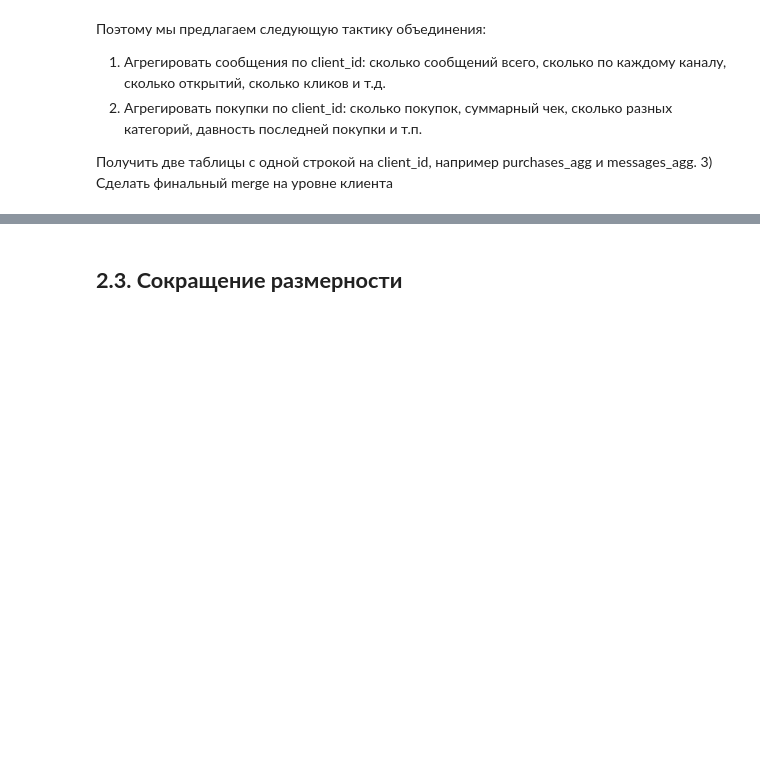
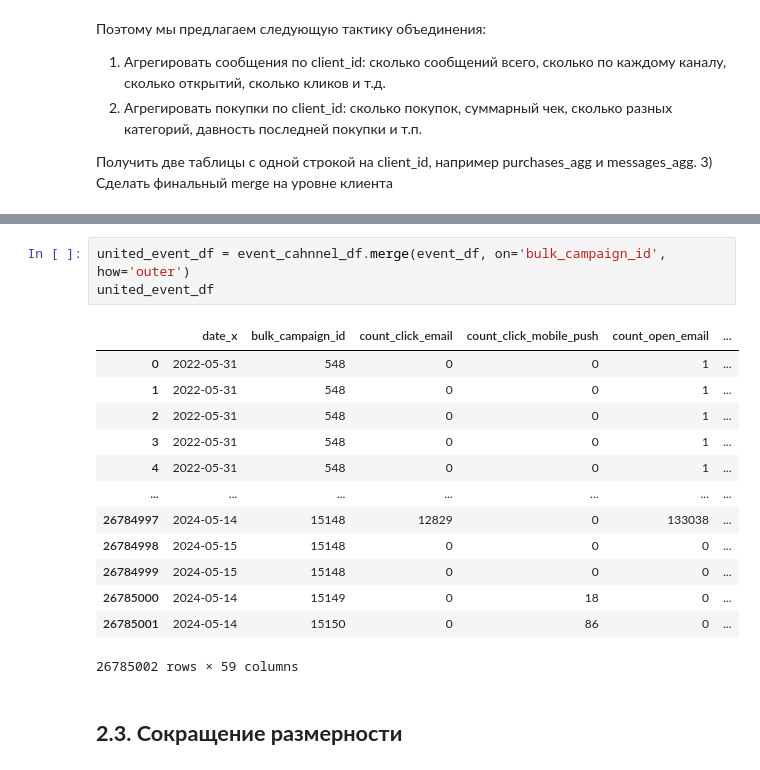
Before and after one commit to azarovdimka/Data_Science, a Jupyter notebook: Machine_Learning/Маркетинг/Маркетинг.ipynb, the cells around one changed output, grey strips where cells are left out. Cells and saved outputs as stored; diff of their text form; blank space fills up the shorter version.

```diff
--- a/Machine_Learning/Маркетинг/Маркетинг.ipynb
+++ b/Machine_Learning/Маркетинг/Маркетинг.ipynb
@@ -318,3 +351,20 @@ clients_df = (purchases_agg
+# %%
+united_event_df = event_cahnnel_df.merge(event_df, on='bulk_campaign_id', how='outer')
+united_event_df
+# %% [output]
+|  | date_x | bulk_campaign_id | count_click_email | count_click_mobile_push | count_open_email | ... |
+| 0 | 2022-05-31 | 548 | 0 | 0 | 1 | ... |
+| 1 | 2022-05-31 | 548 | 0 | 0 | 1 | ... |
+| 2 | 2022-05-31 | 548 | 0 | 0 | 1 | ... |
+| 3 | 2022-05-31 | 548 | 0 | 0 | 1 | ... |
+| 4 | 2022-05-31 | 548 | 0 | 0 | 1 | ... |
+| ... | ... | ... | ... | ... | ... | ... |
+| 26784997 | 2024-05-14 | 15148 | 12829 | 0 | 133038 | ... |
+| 26784998 | 2024-05-15 | 15148 | 0 | 0 | 0 | ... |
+| 26784999 | 2024-05-15 | 15148 | 0 | 0 | 0 | ... |
+| 26785000 | 2024-05-14 | 15149 | 0 | 18 | 0 | ... |
+| 26785001 | 2024-05-14 | 15150 | 0 | 86 | 0 | ... |
+26785002 rows × 59 columns
 # %% [markdown]
 ## **2.3. Сокращение размерности**
 # %% [markdown]
```
Also changed, not shown: parts of 5 cells of this notebook.
